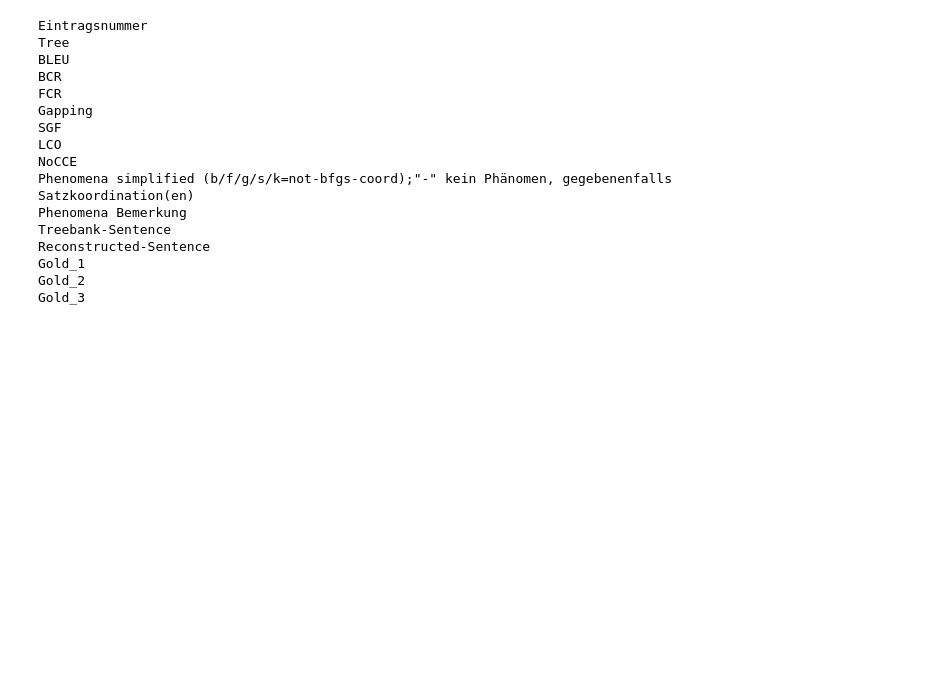
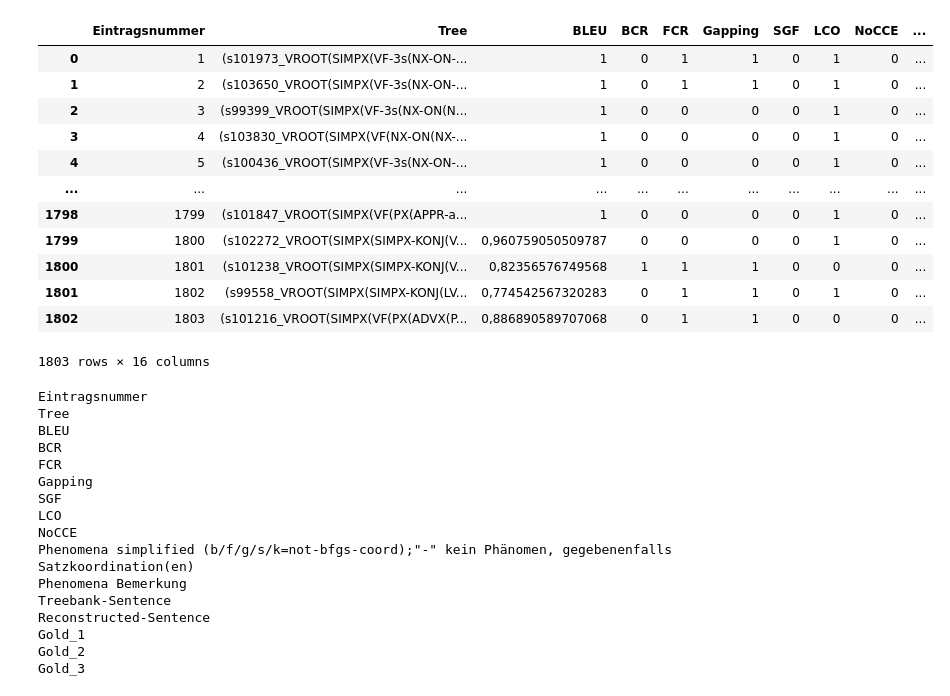
Before and after one commit to mariisaschmidt/CCE-reconstruction, a Jupyter notebook: german-common-crawl/just_for_testing/get_ellipsis_data.ipynb, the cells around one changed output. Drawn from its saved outputs; the diff is of its cells as text; code cells hidden in the pictures; blank space fills up the shorter version.

```diff
--- a/german-common-crawl/just_for_testing/get_ellipsis_data.ipynb
+++ b/german-common-crawl/just_for_testing/get_ellipsis_data.ipynb
@@ -2,6 +2,22 @@
 import pandas as pd
 # %%
 df = pd.read_csv("/Users/marisa/clausal-coordinate-ellipsis/german-common-crawl/20230426_CCE_BLEU.csv", sep=";")
+# %%
+df
+# %% [output]
+|  | Eintragsnummer | Tree | BLEU | BCR | FCR | Gapping | SGF | LCO | NoCCE | ... |
+| 0 | 1 | (s101973_VROOT(SIMPX(VF-3s(NX-ON-... | 1 | 0 | 1 | 1 | 0 | 1 | 0 | ... |
+| 1 | 2 | (s103650_VROOT(SIMPX(VF-3s(NX-ON-... | 1 | 0 | 1 | 1 | 0 | 1 | 0 | ... |
+| 2 | 3 | (s99399_VROOT(SIMPX(VF-3s(NX-ON(N... | 1 | 0 | 0 | 0 | 0 | 1 | 0 | ... |
+| 3 | 4 | (s103830_VROOT(SIMPX(VF(NX-ON(NX-... | 1 | 0 | 0 | 0 | 0 | 1 | 0 | ... |
+| 4 | 5 | (s100436_VROOT(SIMPX(VF-3s(NX-ON-... | 1 | 0 | 0 | 0 | 0 | 1 | 0 | ... |
+| ... | ... | ... | ... | ... | ... | ... | ... | ... | ... | ... |
+| 1798 | 1799 | (s101847_VROOT(SIMPX(VF(PX(APPR-a... | 1 | 0 | 0 | 0 | 0 | 1 | 0 | ... |
+| 1799 | 1800 | (s102272_VROOT(SIMPX(SIMPX-KONJ(V... | 0,960759050509787 | 0 | 0 | 0 | 0 | 1 | 0 | ... |
+| 1800 | 1801 | (s101238_VROOT(SIMPX(SIMPX-KONJ(V... | 0,82356576749568 | 1 | 1 | 1 | 0 | 0 | 0 | ... |
+| 1801 | 1802 | (s99558_VROOT(SIMPX(SIMPX-KONJ(LV... | 0,774542567320283 | 0 | 1 | 1 | 0 | 1 | 0 | ... |
+| 1802 | 1803 | (s101216_VROOT(SIMPX(VF(PX(ADVX(P... | 0,886890589707068 | 0 | 1 | 1 | 0 | 0 | 0 | ... |
+1803 rows × 16 columns
 # %%
 for column in df:
     print(column)
```
Also changed, not shown: 4 other files.
